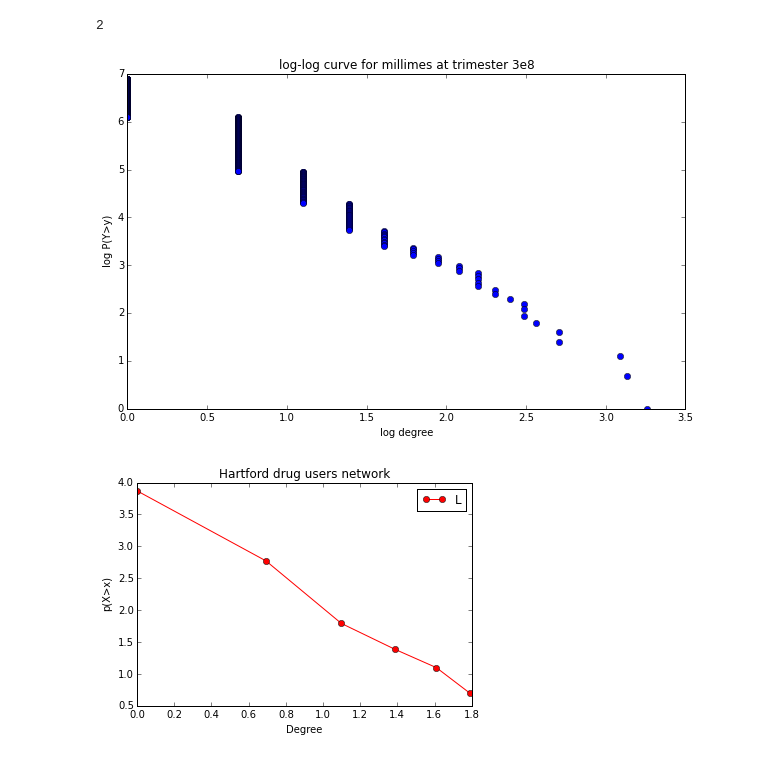
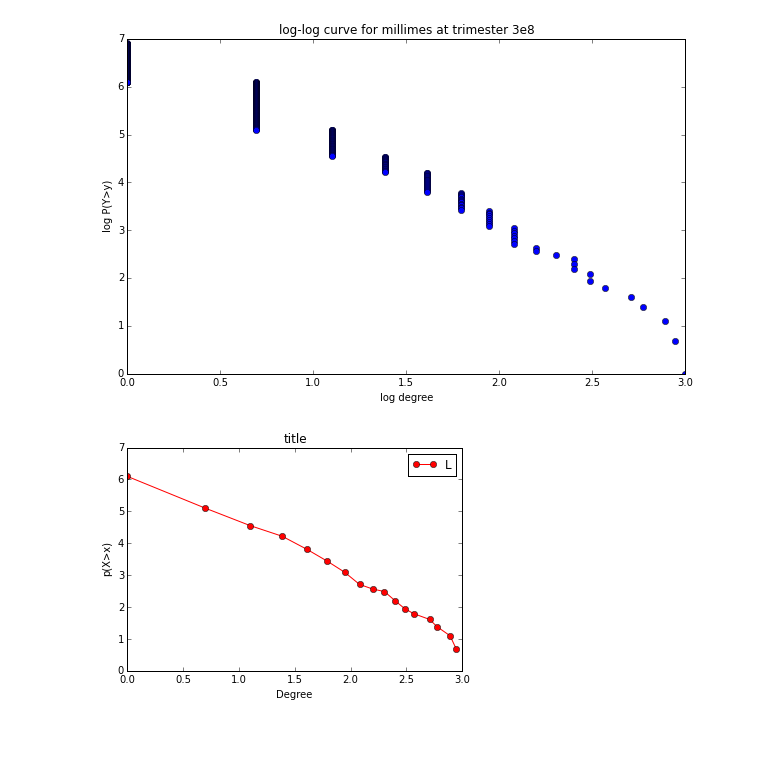
Before and after one commit to PeterJackNaylor/StatEpidio, a Jupyter notebook: Epidemiologie_Peter.ipynb, the cells around one changed output. Cells and saved outputs as stored; diff of their text form; code cells hidden in the pictures.

```diff
--- a/Epidemiologie_Peter.ipynb
+++ b/Epidemiologie_Peter.ipynb
@@ -11,7 +11,7 @@ from collections import Counter
 import networkx as nx
 %matplotlib inline
 # %%
-n=100
+n=1000
 
 #On crée une matrice carrée de taille n dont les valeurs sont nulles
 M=np.array([[0 for i in range(n)] for j in range(n)])
@@ -57,10 +74,6 @@ degdist['degree']=(nx.degree(G).values())
 degdist['rank']=n-degdist['degree'].rank(method='first', ascending=True)
 degdist['log_degree']=np.log(degdist['degree'])
 degdist['log_rank']=np.log(degdist['rank'])
-# %%
-a
-# %% [output]
-2
 # %%
 fig = plt.figure(figsize=(10,6))
 plt.title("Log-log curves for the degree distribution")
@@ -73,7 +86,7 @@ ax.plot(degdist['log_degree'],degdist['log_rank'], 'bo')
 
 plt.show()
 # %% [output]
-[figure, old version]
+[figure, new version]
 # %%
 degrees  = G.degree()
 # dictionary node:degree
@@ -83,13 +96,13 @@ in_hist = n-np.cumsum(in_hist)
 # %%
 plt.figure()
 plt.plot(np.log(in_values),np.log(in_hist),'ro-')
 
 # out-degree
 plt.legend('Log-degree')
 plt.xlabel('Degree')
 plt.ylabel('p(X>x)')
-plt.title('Hartford drug users network')
+plt.title('title')
 plt.show()
 plt.close()
 # %% [output]
-[figure, old version]
+[figure, new version]
```
Also changed, not shown: parts of 6 cells of this notebook.
